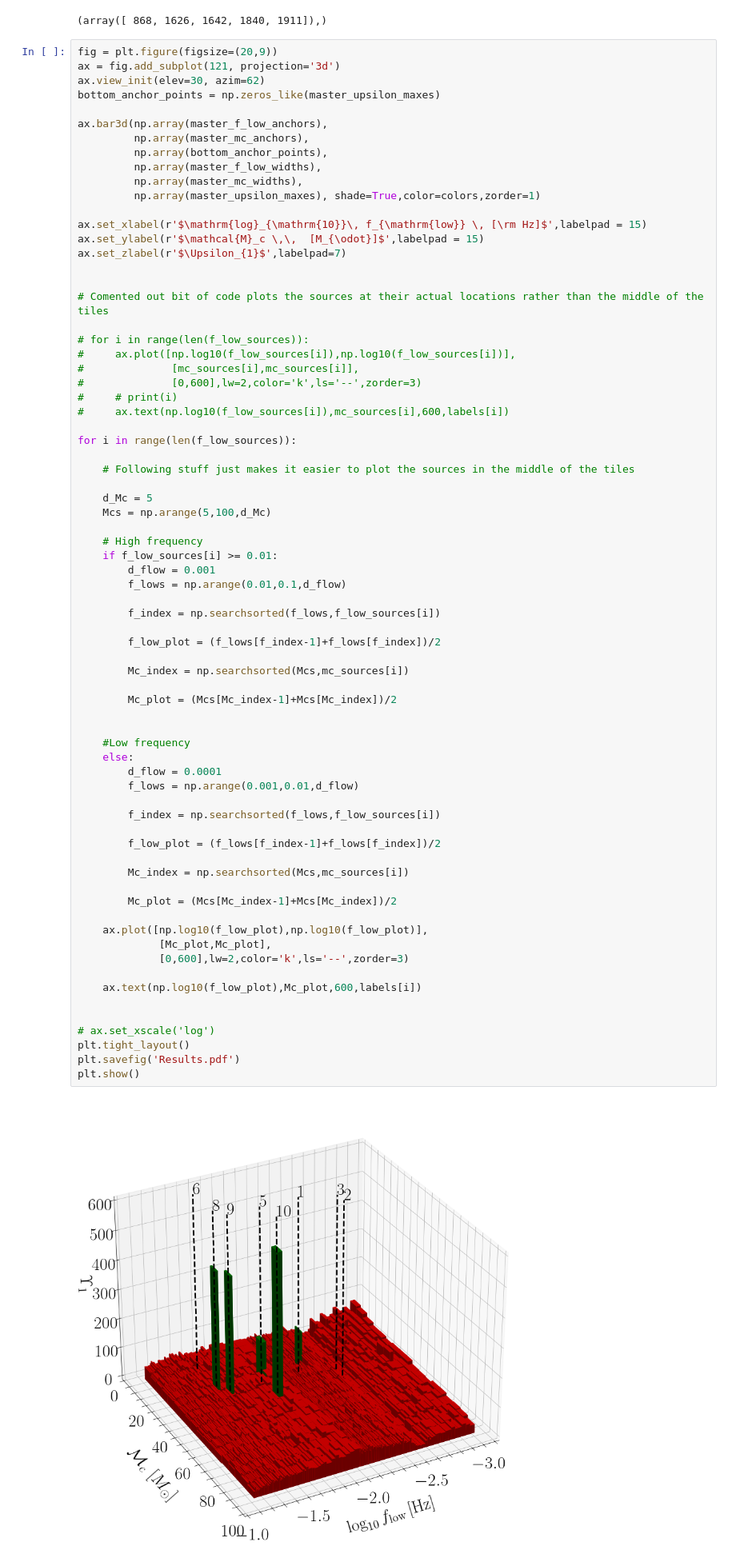
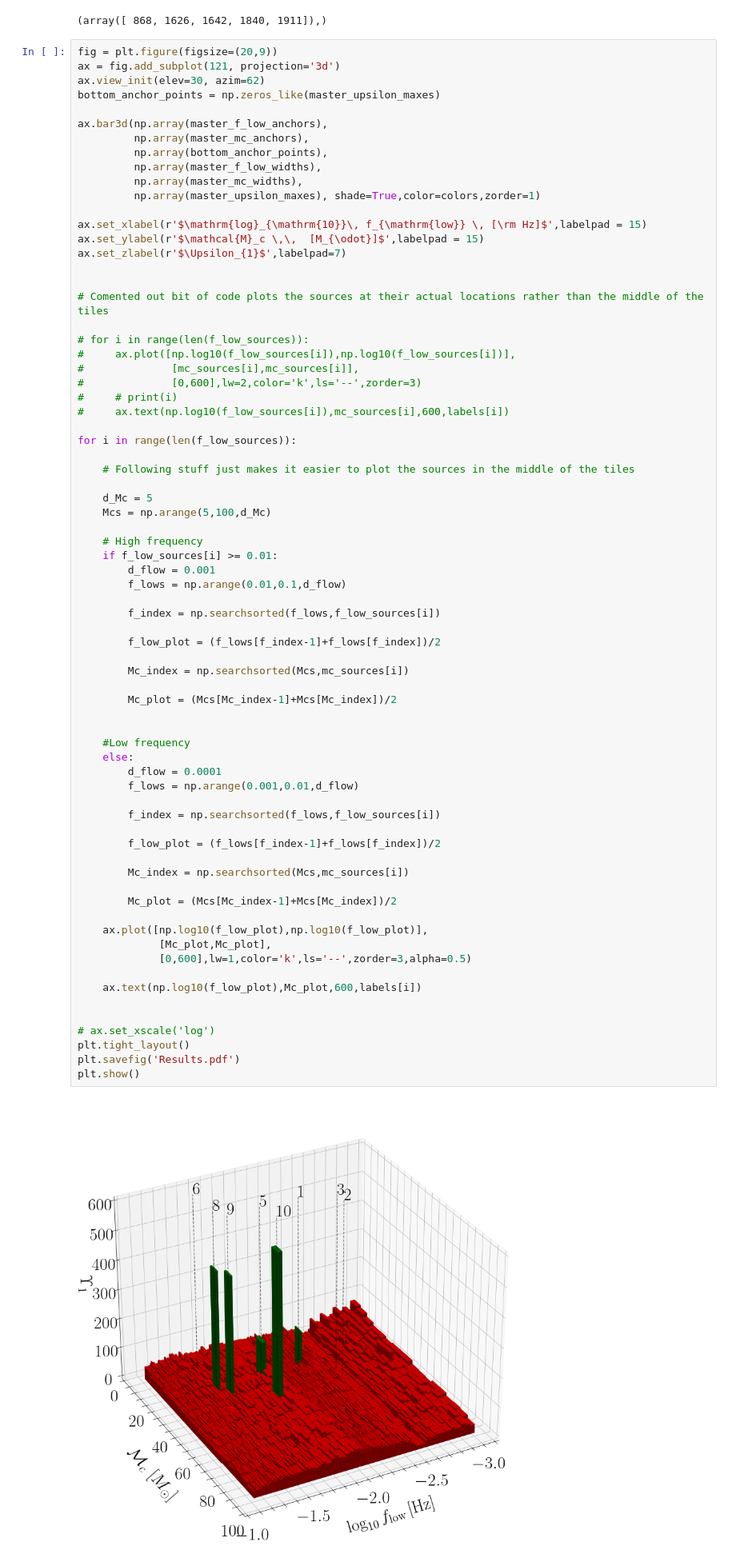
Before and after one commit to dig07/Yorsh-End-to-end-search, a Jupyter notebook: Fig1a/Visualiser.ipynb, the cells around one changed output. Shown at 80% size. Drawn from its saved outputs; the diff is of its cells as text.

```diff
--- a/Fig1a/Visualiser.ipynb
+++ b/Fig1a/Visualiser.ipynb
@@ -256,35 +256,35 @@ for i in range(len(f_low_sources)):
 
         Mc_index = np.searchsorted(Mcs,mc_sources[i])
 
         Mc_plot = (Mcs[Mc_index-1]+Mcs[Mc_index])/2
 
 
     #Low frequency
     else:
         d_flow = 0.0001
         f_lows = np.arange(0.001,0.01,d_flow)
 
         f_index = np.searchsorted(f_lows,f_low_sources[i])
 
         f_low_plot = (f_lows[f_index-1]+f_lows[f_index])/2
 
         Mc_index = np.searchsorted(Mcs,mc_sources[i])
 
         Mc_plot = (Mcs[Mc_index-1]+Mcs[Mc_index])/2
 
     ax.plot([np.log10(f_low_plot),np.log10(f_low_plot)],
              [Mc_plot,Mc_plot],
-             [0,600],lw=2,color='k',ls='--',zorder=3)
+             [0,600],lw=1,color='k',ls='--',zorder=3,alpha=0.5)
 
     ax.text(np.log10(f_low_plot),Mc_plot,600,labels[i])
 
 
 # ax.set_xscale('log')
 plt.tight_layout()
 plt.savefig('Results.pdf')
 plt.show()
 # %% [output]
-[figure, old version]
+[figure, new version]
 # %%
 fig = plt.figure(figsize=(15,7))
 
```
Also changed, not shown: 6 other files.
